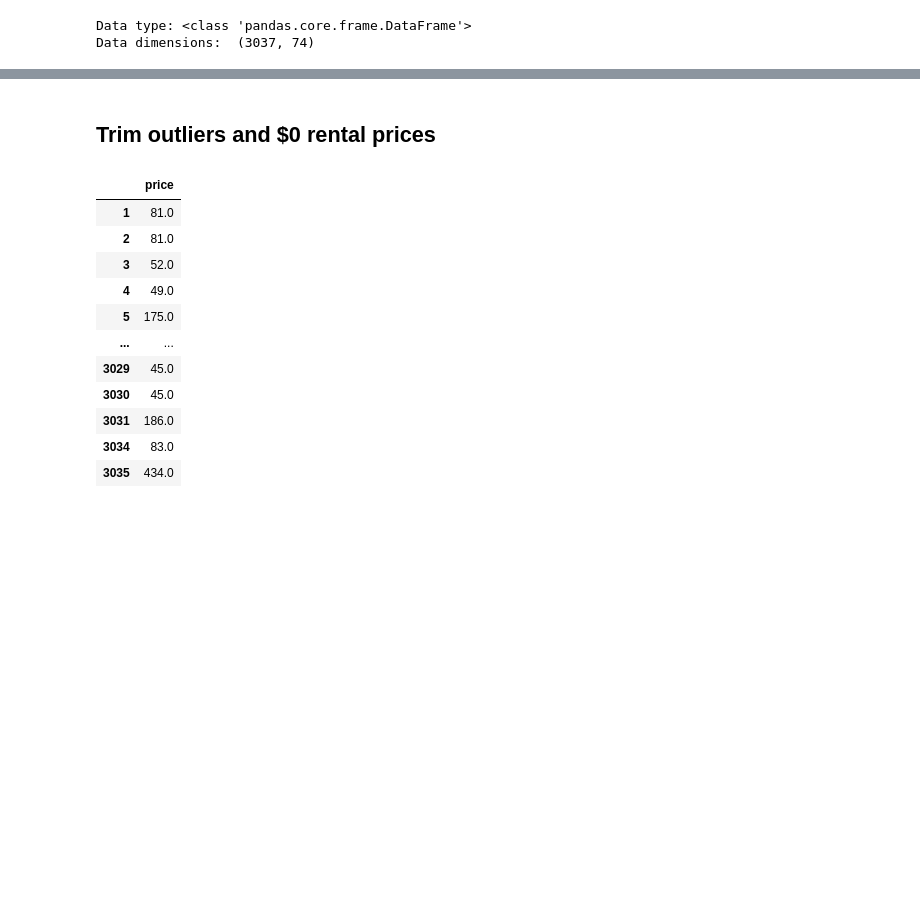
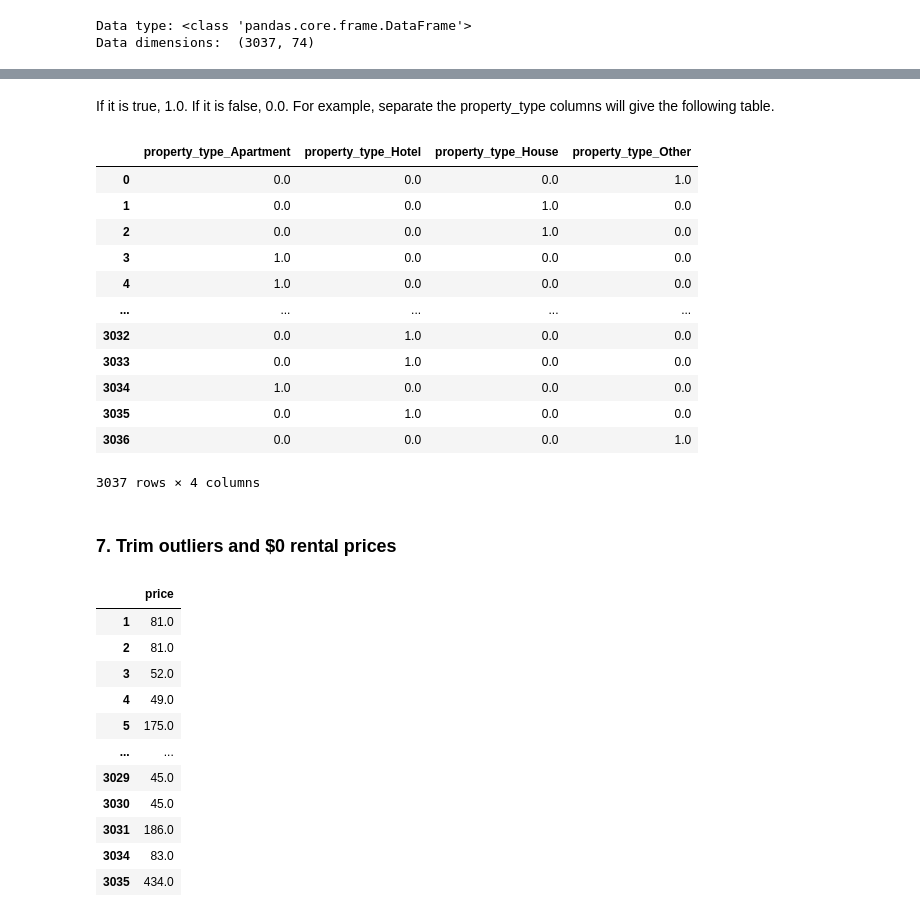
Before and after one commit to jingjietan/sc1015-project, a Jupyter notebook: data-preparation.ipynb, the cells around one changed output, grey strips where cells are left out. Drawn from its saved outputs; the diff is of its cells as text; code cells hidden in the pictures; blank space fills up the shorter version.

```diff
--- a/data-preparation.ipynb
+++ b/data-preparation.ipynb
@@ -392,5 +399,23 @@ df[['host_response_rate','review_scores_rating','review_scores_accuracy','review
+# %% [markdown]
+If it is true, 1.0. If it is false, 0.0. For example, separate the property_type columns will give the following table.
+# %%
+df[['property_type_Apartment','property_type_Hotel','property_type_House','property_type_Other']]
+# %% [output]
+|  | property_type_Apartment | property_type_Hotel | property_type_House | property_type_Other |
+| 0 | 0.0 | 0.0 | 0.0 | 1.0 |
+| 1 | 0.0 | 0.0 | 1.0 | 0.0 |
+| 2 | 0.0 | 0.0 | 1.0 | 0.0 |
+| 3 | 1.0 | 0.0 | 0.0 | 0.0 |
+| 4 | 1.0 | 0.0 | 0.0 | 0.0 |
+| ... | ... | ... | ... | ... |
+| 3032 | 0.0 | 1.0 | 0.0 | 0.0 |
+| 3033 | 0.0 | 1.0 | 0.0 | 0.0 |
+| 3034 | 1.0 | 0.0 | 0.0 | 0.0 |
+| 3035 | 0.0 | 1.0 | 0.0 | 0.0 |
+| 3036 | 0.0 | 0.0 | 0.0 | 1.0 |
+3037 rows × 4 columns
 # %% [markdown]
-## Trim outliers and $0 rental prices
+### 7. Trim outliers and $0 rental prices
 # %%
 # Remove $0 rental
 df = df.query('price != 0')
```
Also changed, not shown: parts of 57 cells of this notebook, 1 other file.
